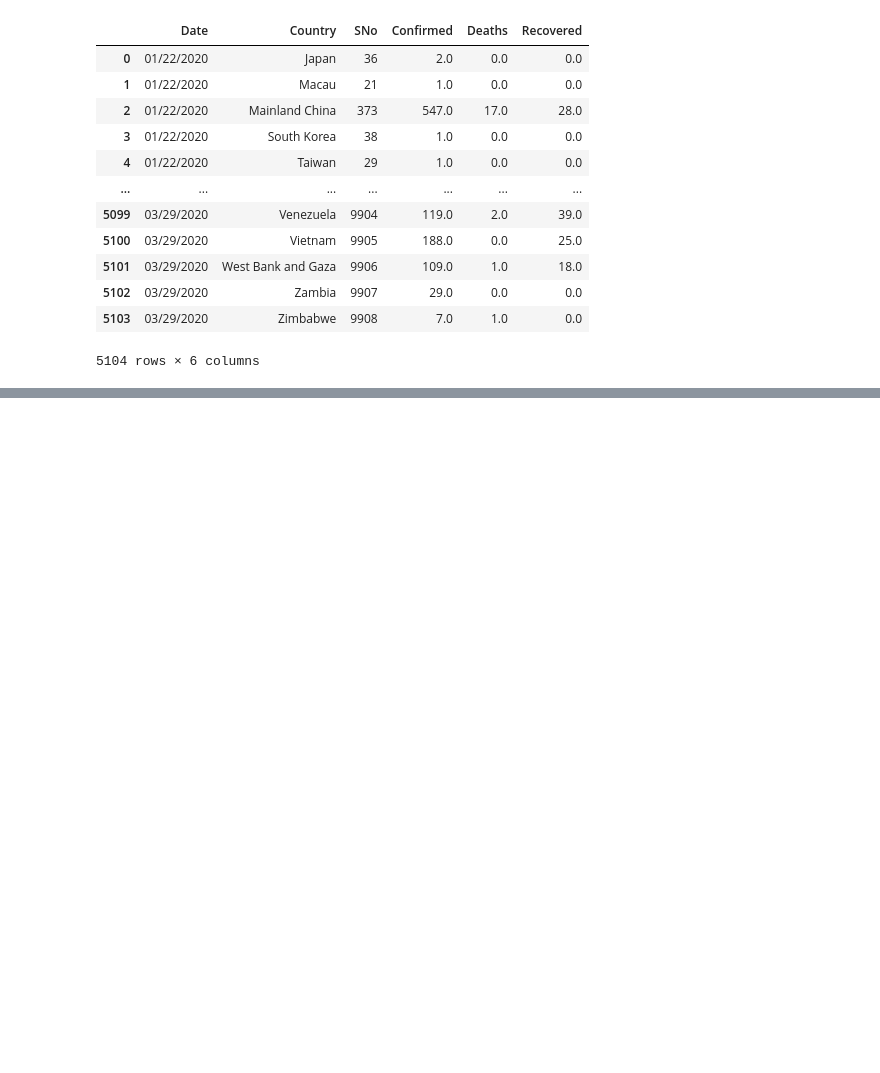
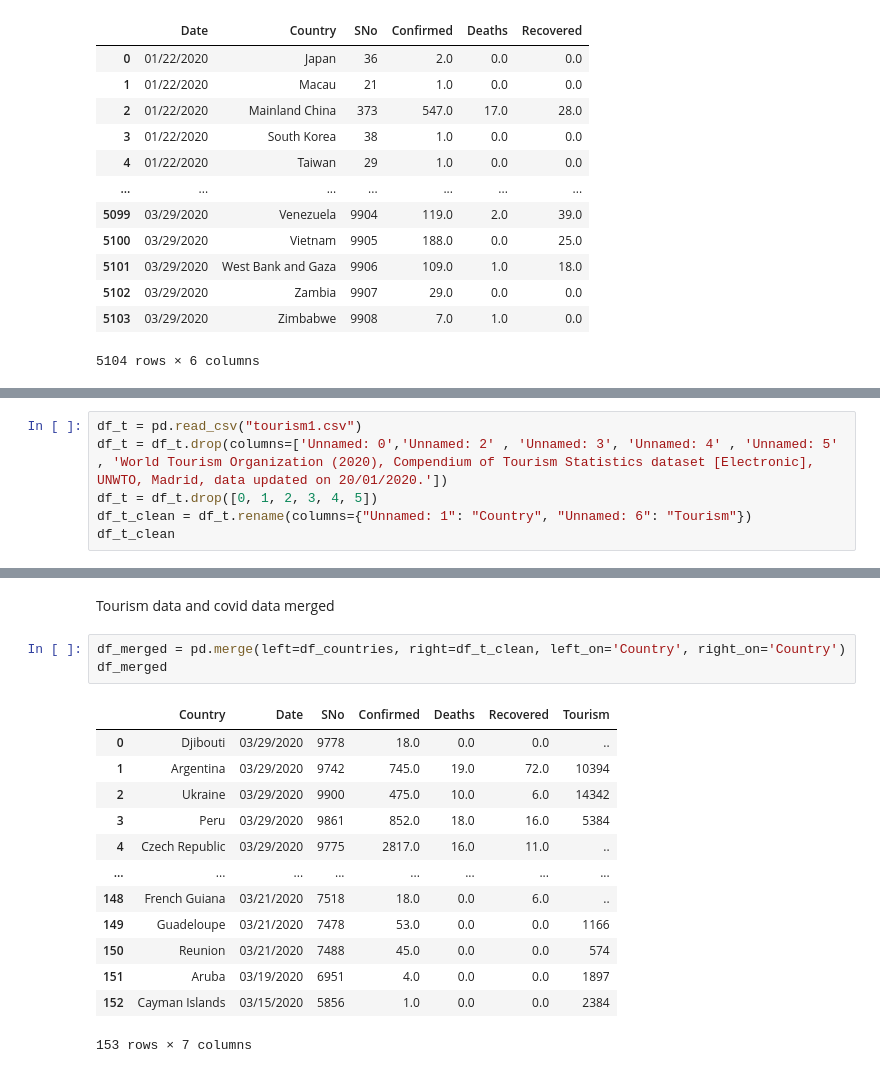
Before and after one commit to DanielHong95/TheQuarantineGroup, a Jupyter notebook: Data/covid_graphs.ipynb, the cells around one changed output, grey strips where cells are left out. Drawn from its saved outputs; the diff is of its cells as text; blank space fills up the shorter version.

```diff
--- a/Data/covid_graphs.ipynb
+++ b/Data/covid_graphs.ipynb
@@ -151,0 +155,6 @@ fig_line.show()
+# %%
+df_t = pd.read_csv("tourism1.csv")
+df_t = df_t.drop(columns=['Unnamed: 0','Unnamed: 2' , 'Unnamed: 3', 'Unnamed: 4' , 'Unnamed: 5' , 'World Tourism Organization (2020), Compendium of Tourism Statistics dataset [Electronic], UNWTO, Madrid, data updated on 20/01/2020.'])
+df_t = df_t.drop([0, 1, 2, 3, 4, 5])
+df_t_clean = df_t.rename(columns={"Unnamed: 1": "Country", "Unnamed: 6": "Tourism"})
+df_t_clean
@@ -151,0 +175,19 @@ fig_line.show()
+# %% [markdown]
+Tourism data and covid data merged
+# %%
+df_merged = pd.merge(left=df_countries, right=df_t_clean, left_on='Country', right_on='Country')
+df_merged
+# %% [output]
+|  | Country | Date | SNo | Confirmed | Deaths | Recovered | Tourism |
+| 0 | Djibouti | 03/29/2020 | 9778 | 18.0 | 0.0 | 0.0 | .. |
+| 1 | Argentina | 03/29/2020 | 9742 | 745.0 | 19.0 | 72.0 | 10394 |
+| 2 | Ukraine | 03/29/2020 | 9900 | 475.0 | 10.0 | 6.0 | 14342 |
+| 3 | Peru | 03/29/2020 | 9861 | 852.0 | 18.0 | 16.0 | 5384 |
+| 4 | Czech Republic | 03/29/2020 | 9775 | 2817.0 | 16.0 | 11.0 | .. |
+| ... | ... | ... | ... | ... | ... | ... | ... |
+| 148 | French Guiana | 03/21/2020 | 7518 | 18.0 | 0.0 | 6.0 | .. |
+| 149 | Guadeloupe | 03/21/2020 | 7478 | 53.0 | 0.0 | 0.0 | 1166 |
+| 150 | Reunion | 03/21/2020 | 7488 | 45.0 | 0.0 | 0.0 | 574 |
+| 151 | Aruba | 03/19/2020 | 6951 | 4.0 | 0.0 | 0.0 | 1897 |
+| 152 | Cayman Islands | 03/15/2020 | 5856 | 1.0 | 0.0 | 0.0 | 2384 |
+153 rows × 7 columns
```
Also changed, not shown: parts of 3 cells of this notebook.
